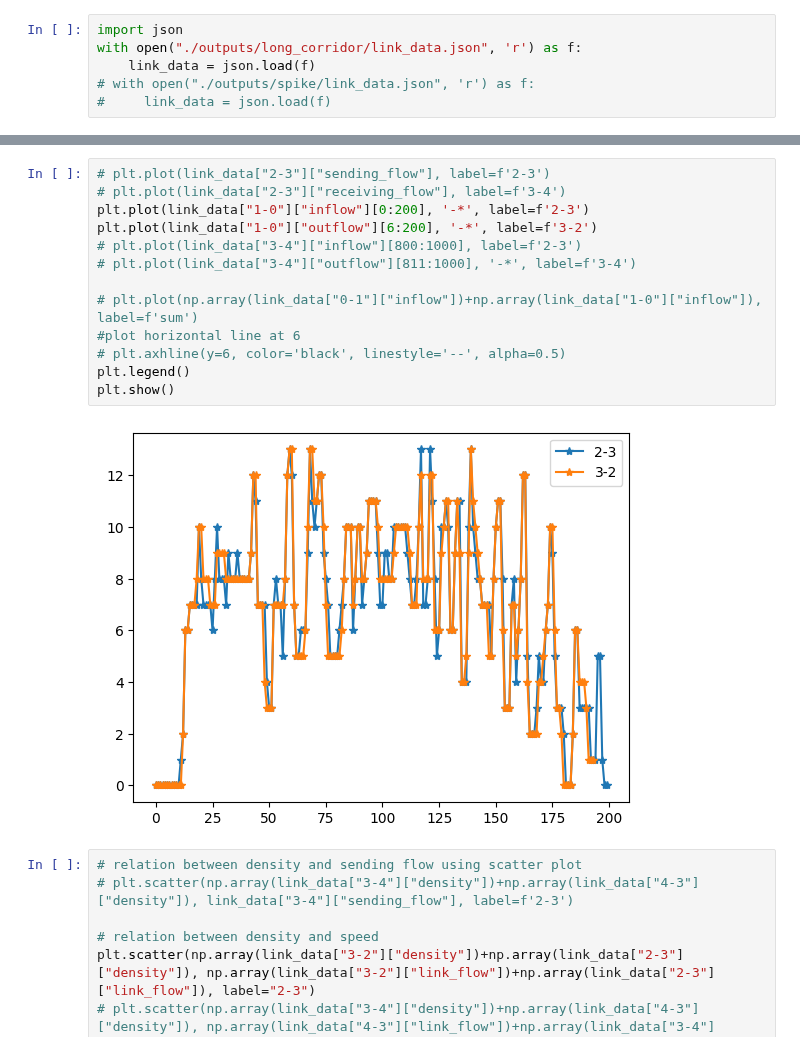
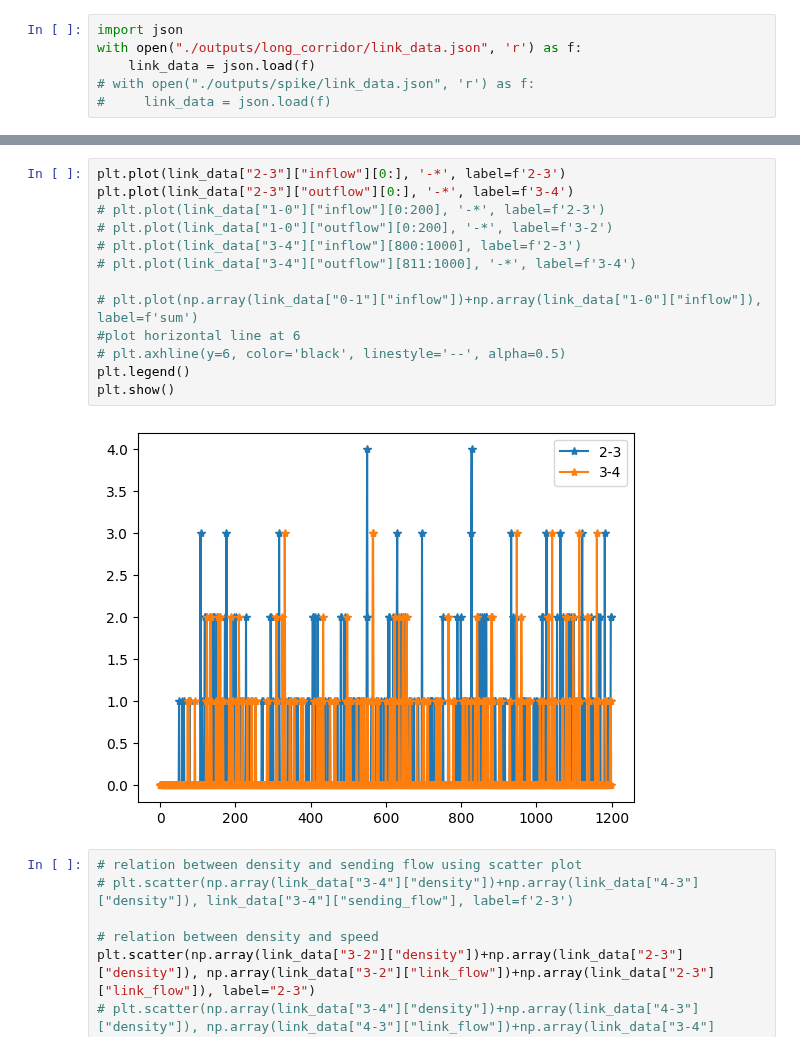
Before and after one commit to WaimenMak/PedNStream, a Jupyter notebook: draft.ipynb, the cells around one changed output, grey strips where cells are left out. Drawn from its saved outputs; the diff is of its cells as text.

```diff
--- a/draft.ipynb
+++ b/draft.ipynb
@@ -524,18 +524,18 @@ plt.show()
 # %%
-# plt.plot(link_data["2-3"]["sending_flow"], label=f'2-3')
-# plt.plot(link_data["2-3"]["receiving_flow"], label=f'3-4')
-plt.plot(link_data["1-0"]["inflow"][0:200], '-*', label=f'2-3')
-plt.plot(link_data["1-0"]["outflow"][6:200], '-*', label=f'3-2')
+plt.plot(link_data["2-3"]["inflow"][0:], '-*', label=f'2-3')
+plt.plot(link_data["2-3"]["outflow"][0:], '-*', label=f'3-4')
+# plt.plot(link_data["1-0"]["inflow"][0:200], '-*', label=f'2-3')
+# plt.plot(link_data["1-0"]["outflow"][0:200], '-*', label=f'3-2')
 # plt.plot(link_data["3-4"]["inflow"][800:1000], label=f'2-3')
 # plt.plot(link_data["3-4"]["outflow"][811:1000], '-*', label=f'3-4')
 
 # plt.plot(np.array(link_data["0-1"]["inflow"])+np.array(link_data["1-0"]["inflow"]), label=f'sum')
 #plot horizontal line at 6
 # plt.axhline(y=6, color='black', linestyle='--', alpha=0.5)
 plt.legend()
 plt.show()
 # %% [output]
-[figure, old version]
+[figure, new version]
 # %%
 # relation between density and sending flow using scatter plot
 # plt.scatter(np.array(link_data["3-4"]["density"])+np.array(link_data["4-3"]["density"]), link_data["3-4"]["sending_flow"], label=f'2-3')
```
Also changed, not shown: parts of 9 cells of this notebook, 12 other files.
